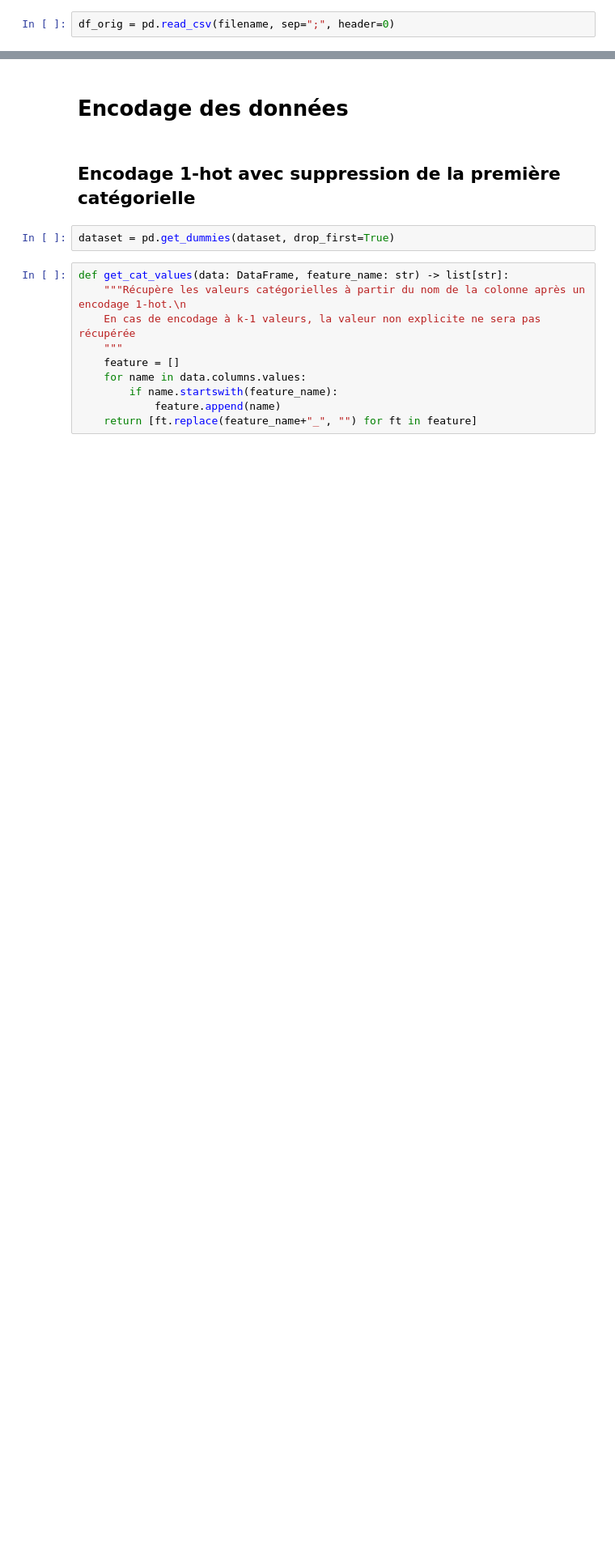
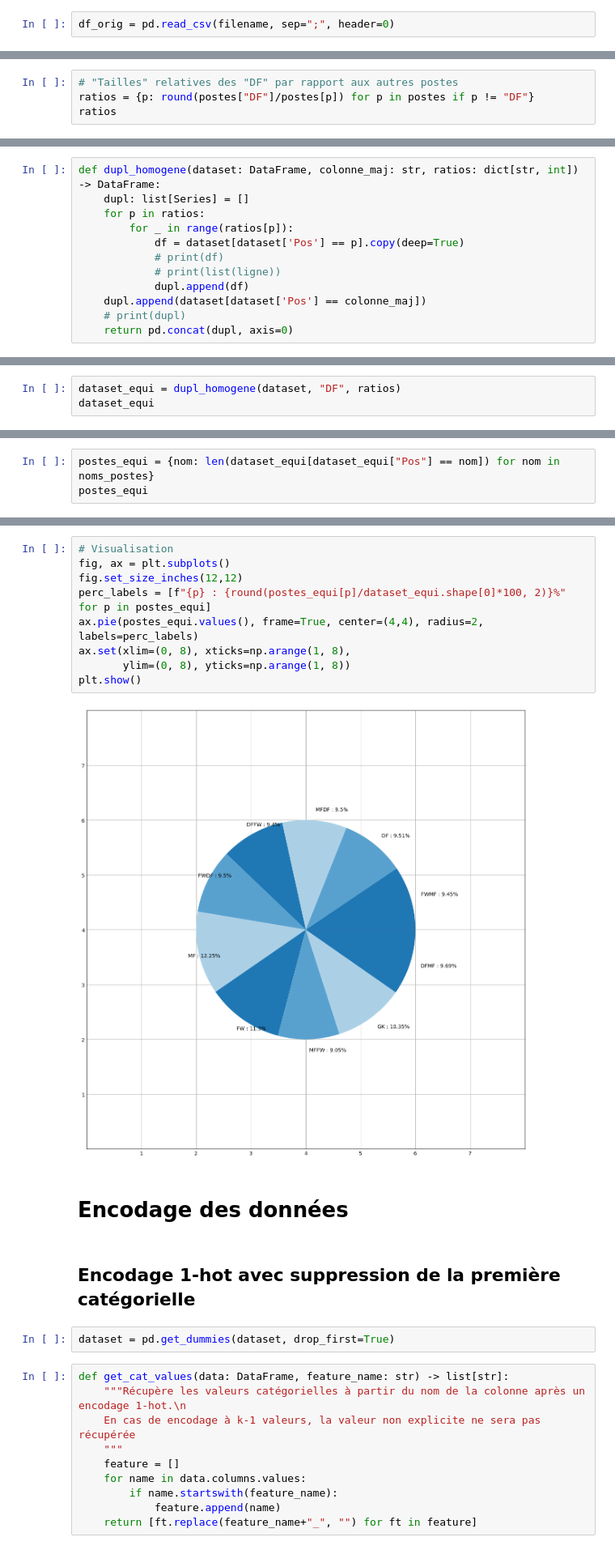
Before and after one commit to ThierryKunda/prediction-ballon-d-or, a Jupyter notebook: notebook.ipynb, the cells around one changed output, grey strips where cells are left out. Shown at 81% size. Saved outputs shown, nothing was run; the diff lists cells and outputs as text; blank space fills up the shorter version.

```diff
--- a/notebook.ipynb
+++ b/notebook.ipynb
@@ -421,0 +429,4 @@ df_orig[np.in1d(df_orig['Rk'], remarquables)][['Player', 'Pos', 'Goals', 'Assist
+# %%
+# "Tailles" relatives des "DF" par rapport aux autres postes
+ratios = {p: round(postes["DF"]/postes[p]) for p in postes if p != "DF"}
+ratios
@@ -421,0 +445,12 @@ df_orig[np.in1d(df_orig['Rk'], remarquables)][['Player', 'Pos', 'Goals', 'Assist
+# %%
+def dupl_homogene(dataset: DataFrame, colonne_maj: str, ratios: dict[str, int]) -> DataFrame:
+    dupl: list[Series] = []
+    for p in ratios:
+        for _ in range(ratios[p]):
+            df = dataset[dataset['Pos'] == p].copy(deep=True)
+            # print(df)
+            # print(list(ligne))
+            dupl.append(df)
+    dupl.append(dataset[dataset['Pos'] == colonne_maj])
+    # print(dupl)
+    return pd.concat(dupl, axis=0)
@@ -421,0 +461,3 @@ df_orig[np.in1d(df_orig['Rk'], remarquables)][['Player', 'Pos', 'Goals', 'Assist
+# %%
+dataset_equi = dupl_homogene(dataset, "DF", ratios)
+dataset_equi
@@ -421,0 +478,3 @@ df_orig[np.in1d(df_orig['Rk'], remarquables)][['Player', 'Pos', 'Goals', 'Assist
+# %%
+postes_equi = {nom: len(dataset_equi[dataset_equi["Pos"] == nom]) for nom in noms_postes}
+postes_equi
@@ -422,3 +492,14 @@ df_orig[np.in1d(df_orig['Rk'], remarquables)][['Player', 'Pos', 'Goals', 'Assist
+# %%
+# Visualisation
+fig, ax = plt.subplots()
+fig.set_size_inches(12,12)
+perc_labels = [f"{p} : {round(postes_equi[p]/dataset_equi.shape[0]*100, 2)}%" for p in postes_equi]
+ax.pie(postes_equi.values(), frame=True, center=(4,4), radius=2, labels=perc_labels)
+ax.set(xlim=(0, 8), xticks=np.arange(1, 8),
+       ylim=(0, 8), yticks=np.arange(1, 8))
+plt.show()
+# %% [output]
+[figure, added]
 # %% [markdown]
 # Encodage des données
 # %% [markdown]
```
Also changed, not shown: parts of 14 cells of this notebook.
